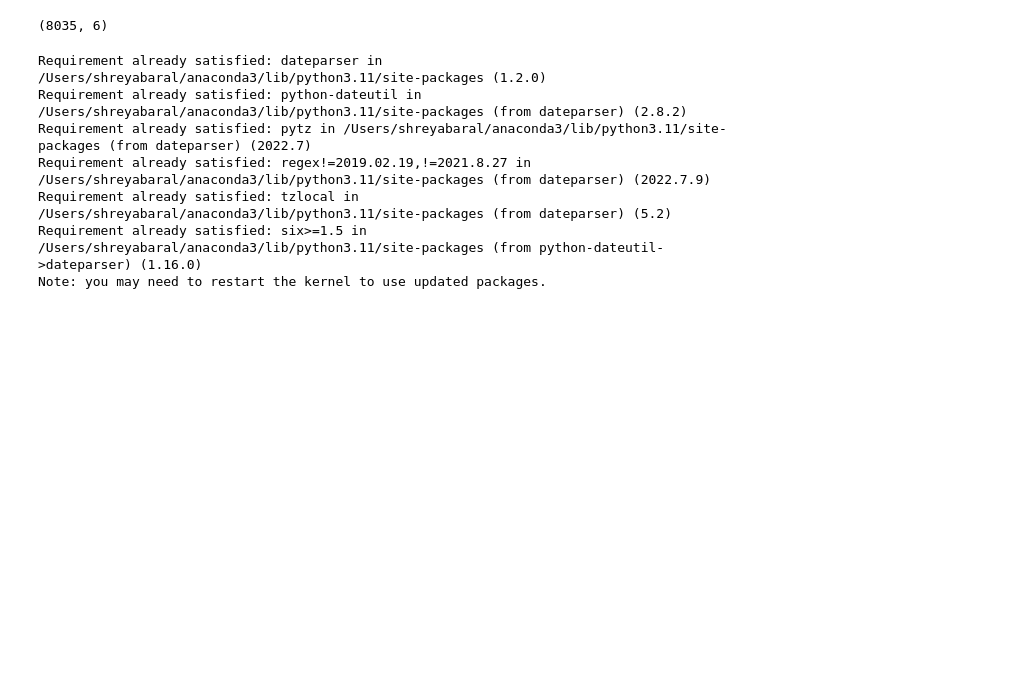
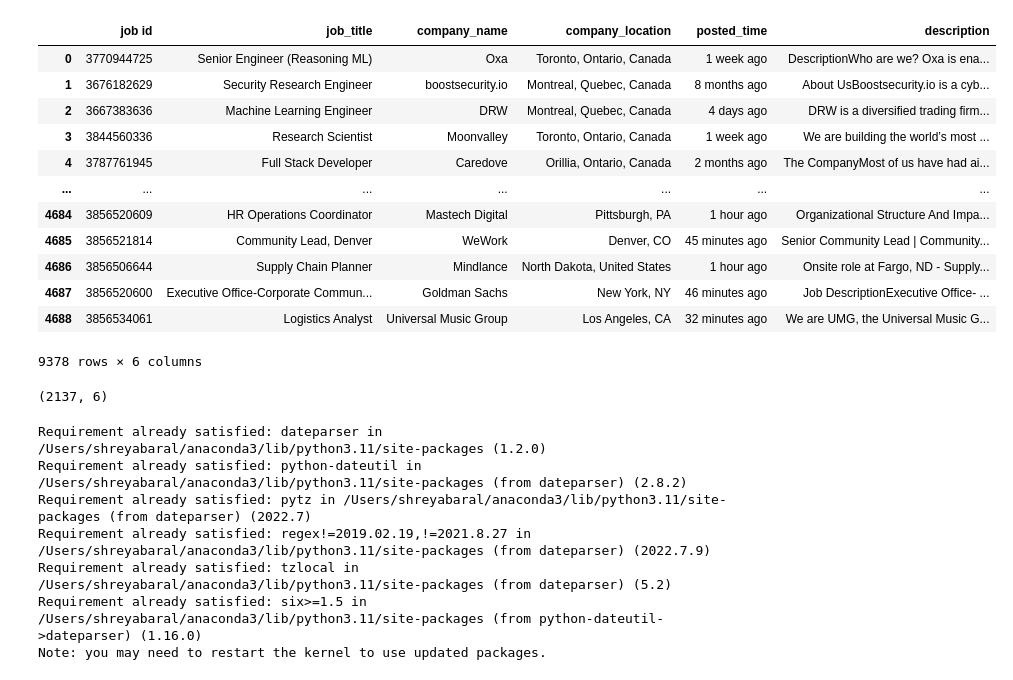
Before and after one commit to binayachaudari/linkedin-jobs-unsupervised-learning, a Jupyter notebook: Notebooks/Unsupervised.ipynb, the cells around one changed output. Cells and saved outputs as stored; diff of their text form; code cells hidden in the pictures; blank space fills up the shorter version.

```diff
--- a/Notebooks/Unsupervised.ipynb
+++ b/Notebooks/Unsupervised.ipynb
@@ -19,17 +5,31 @@ import glob
 # %%
 # get a list of all CSV files
 csv_files = glob.glob('../dataset/*.csv')
 
 # create an empty dataframe to store the combined data
 df = pd.DataFrame()
 
 # loop through each CSV file and append its contents to the combined dataframe
 for csv_file in csv_files:
     dfs = pd.read_csv(csv_file)
-    df = pd.concat([combined_df, dfs])
+    df = pd.concat([dfs, dfs])
 
 # print the combined dataframe
 df
+# %% [output]
+|  | job id | job_title | company_name | company_location | posted_time | description |
+| 0 | 3770944725 | Senior Engineer (Reasoning ML) | Oxa | Toronto, Ontario, Canada | 1 week ago | DescriptionWho are we? Oxa is ena... |
+| 1 | 3676182629 | Security Research Engineer | boostsecurity.io | Montreal, Quebec, Canada | 8 months ago | About UsBoostsecurity.io is a cyb... |
+| 2 | 3667383636 | Machine Learning Engineer | DRW | Montreal, Quebec, Canada | 4 days ago | DRW is a diversified trading firm... |
+| 3 | 3844560336 | Research Scientist | Moonvalley | Toronto, Ontario, Canada | 1 week ago | We are building the world’s most ... |
+| 4 | 3787761945 | Full Stack Developer | Caredove | Orillia, Ontario, Canada | 2 months ago | The CompanyMost of us have had ai... |
+| ... | ... | ... | ... | ... | ... | ... |
+| 4684 | 3856520609 | HR Operations Coordinator | Mastech Digital | Pittsburgh, PA | 1 hour ago | Organizational Structure And Impa... |
+| 4685 | 3856521814 | Community Lead, Denver | WeWork | Denver, CO | 45 minutes ago | Senior Community Lead | Community... |
+| 4686 | 3856506644 | Supply Chain Planner | Mindlance | North Dakota, United States | 1 hour ago | Onsite role at Fargo, ND - Supply... |
+| 4687 | 3856520600 | Executive Office-Corporate Commun... | Goldman Sachs | New York, NY | 46 minutes ago | Job DescriptionExecutive Office- ... |
+| 4688 | 3856534061 | Logistics Analyst | Universal Music Group | Los Angeles, CA | 32 minutes ago | We are UMG, the Universal Music G... |
+9378 rows × 6 columns
 # %%
 #drop the duplicate value
 df.drop_duplicates(subset=['job id'],inplace=True)
@@ -37,7 +37,7 @@ df.drop_duplicates(subset=['job id'],inplace=True)
 #shape after dropping duplicate values
 df.shape
 # %% [output]
-(8035, 6)
+(2137, 6)
 # %%
 pip install dateparser
 # %% [output]
```
Also changed, not shown: parts of 5 cells of this notebook, 1 other file.
